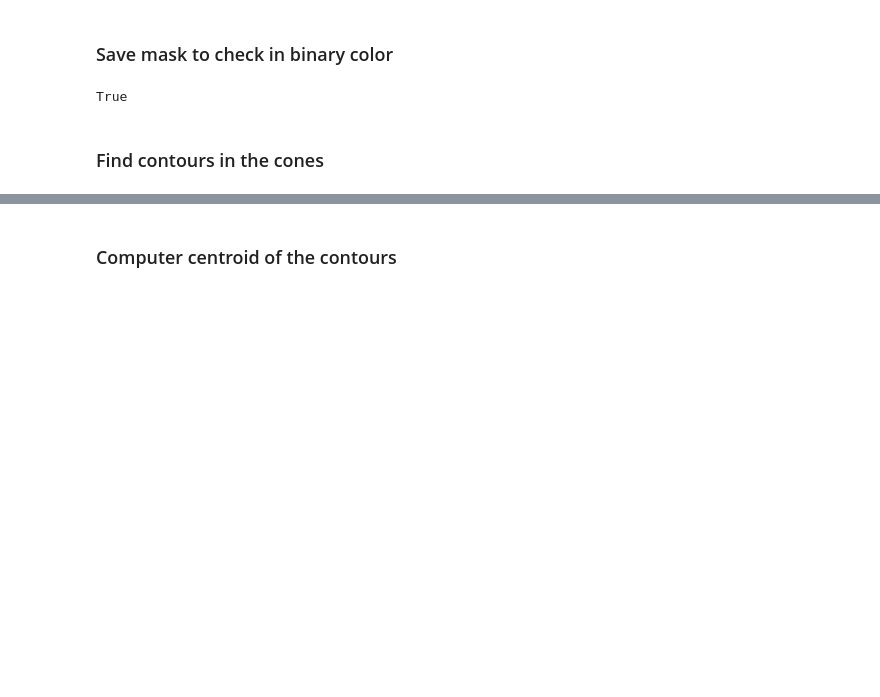
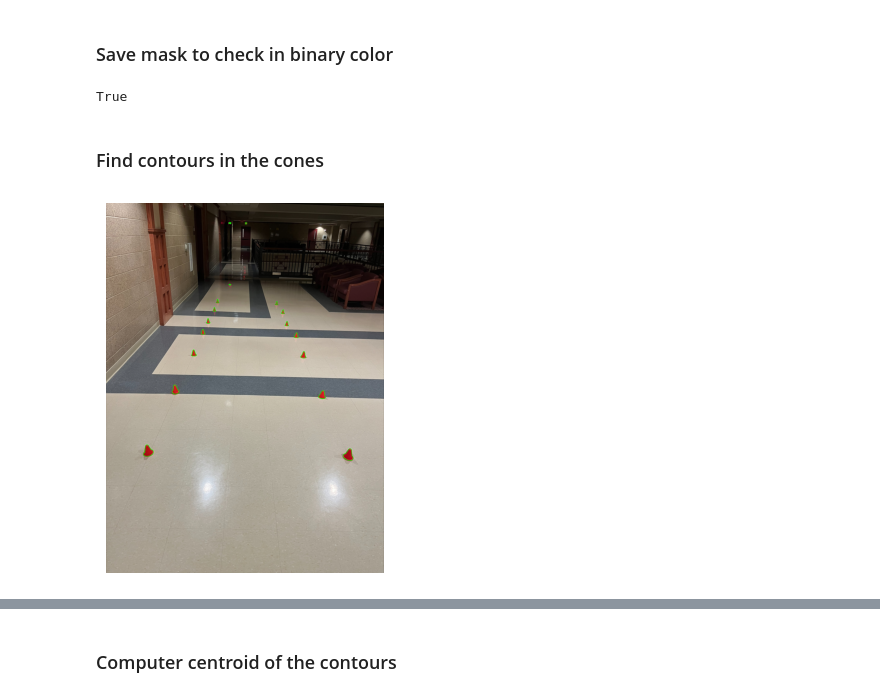
Before and after one commit to granthohol/WA_Perception_Challenge, a Jupyter notebook: main.ipynb, the cells around one changed output, grey strips where cells are left out. Cells and saved outputs as stored; diff of their text form; code cells hidden in the pictures; blank space fills up the shorter version.

```diff
--- a/main.ipynb
+++ b/main.ipynb
@@ -61,3 +64,17 @@ cv2.imwrite('mask.png', mask)
 True
 # %% [markdown]
 ### Find contours in the cones
+# %%
+# Find contours in the mask
+contours, _ = cv2.findContours(mask, cv2.RETR_EXTERNAL, cv2.CHAIN_APPROX_SIMPLE)
+
+image_rgb2 = image_rgb.copy() # making a copy to make another contour overlay later
+
+# overlay contours on image_rgb
+cv2.drawContours(image_rgb, contours, -1, (0, 255, 0), 2)
+
+plt.imshow(image_rgb)
+plt.axis('off')
+plt.show()
+# %% [output]
+[figure, added]
```
Also changed, not shown: parts of 22 cells of this notebook.
